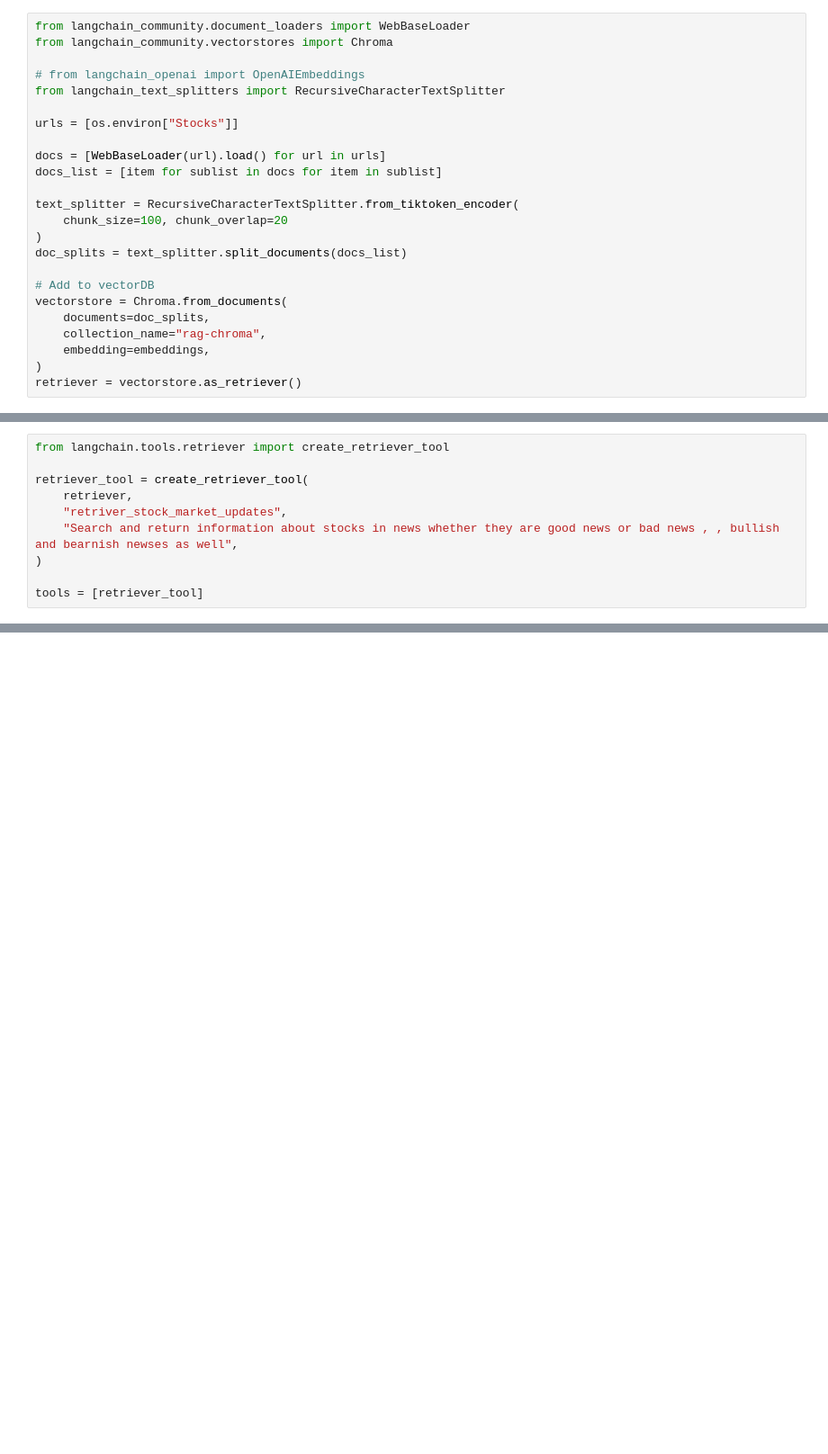
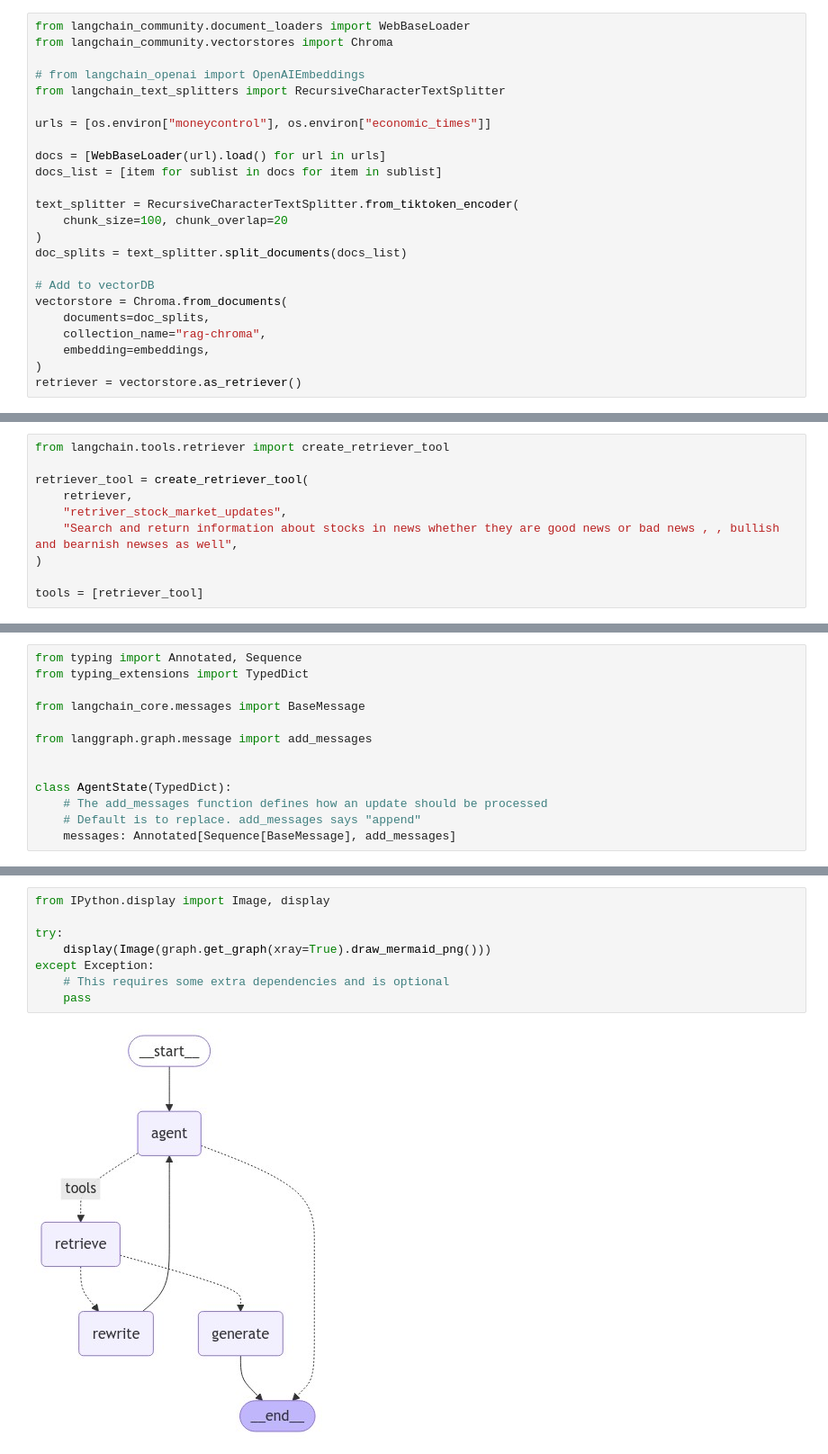
Before and after one commit to bishweashwarsukla/project_agent, a Jupyter notebook: agent.ipynb, the cells around one changed output, grey strips where cells are left out. Shown at 90% size. Drawn from its saved outputs; the diff is of its cells as text; blank space fills up the shorter version.

```diff
--- a/agent.ipynb
+++ b/agent.ipynb
@@ -35,7 +40,7 @@ from langchain_community.vectorstores import Chroma
 # from langchain_openai import OpenAIEmbeddings
 from langchain_text_splitters import RecursiveCharacterTextSplitter
 
-urls = [os.environ["Stocks"]]
+urls = [os.environ["moneycontrol"], os.environ["economic_times"]]
 
 docs = [WebBaseLoader(url).load() for url in urls]
 docs_list = [item for sublist in docs for item in sublist]
@@ -92,0 +104,13 @@ tools = [retriever_tool]
+# %%
+from typing import Annotated, Sequence
+from typing_extensions import TypedDict
+
+from langchain_core.messages import BaseMessage
+
+from langgraph.graph.message import add_messages
+
+
+class AgentState(TypedDict):
+    # The add_messages function defines how an update should be processed
+    # Default is to replace. add_messages says "append"
+    messages: Annotated[Sequence[BaseMessage], add_messages]
@@ -92,0 +369,10 @@ tools = [retriever_tool]
+# %%
+from IPython.display import Image, display
+
+try:
+    display(Image(graph.get_graph(xray=True).draw_mermaid_png()))
+except Exception:
+    # This requires some extra dependencies and is optional
+    pass
+# %% [output]
+[figure, added]
```
Also changed, not shown: parts of 10 cells of this notebook, 1 other file.
